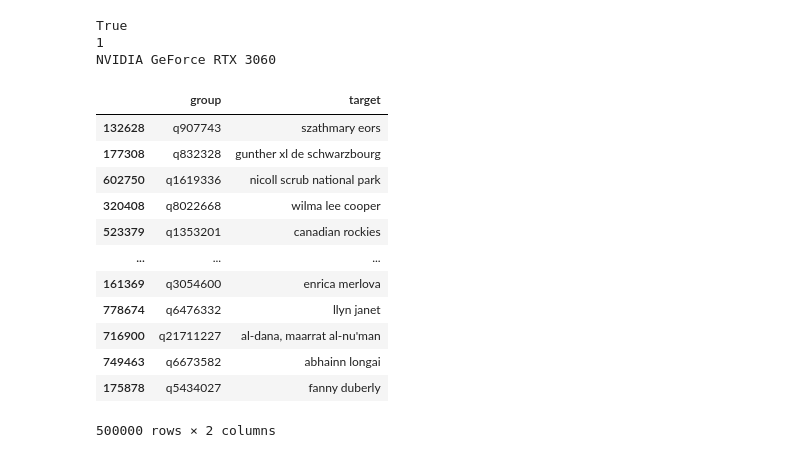
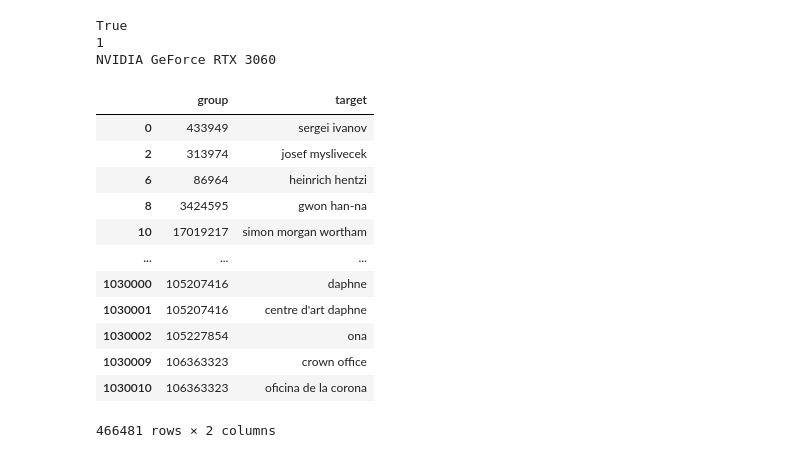
Before and after one commit to AndreBruecke/master-seq2seq, a Jupyter notebook: embeddings/notebooks/Master_NaMa.ipynb, the cells around one changed output. Drawn from its saved outputs; the diff is of its cells as text; code cells hidden in the pictures.

```diff
--- a/embeddings/notebooks/Master_NaMa.ipynb
+++ b/embeddings/notebooks/Master_NaMa.ipynb
@@ -28,23 +28,27 @@ NVIDIA GeForce RTX 3060
 # %%
 df = pd.read_csv('/thesis/data/nama_embeddings_train.csv', sep='|', encoding='utf-8')
 df = df.dropna()
-df = df[df['target'].str.len() < 30]
-df = df.sample(500000, random_state=1000)
+df = df[df['target'].str.len() < 25]
+df['group'] = df['group'].apply(lambda s: s[1:])
+df['group'] = df['group'].astype(np.int32)
+sample = set(df['group'].drop_duplicates().sample(250000, random_state=1000).tolist())
+df = df[df['group'].isin(sample)]
+#df = df.sample(500000, random_state=1000)
 df
 # %% [output]
 |  | group | target |
-| 132628 | q907743 | szathmary eors |
-| 177308 | q832328 | gunther xl de schwarzbourg |
-| 602750 | q1619336 | nicoll scrub national park |
-| 320408 | q8022668 | wilma lee cooper |
-| 523379 | q1353201 | canadian rockies |
+| 0 | 433949 | sergei ivanov |
+| 2 | 313974 | josef myslivecek |
+| 6 | 86964 | heinrich hentzi |
+| 8 | 3424595 | gwon han-na |
+| 10 | 17019217 | simon morgan wortham |
 | ... | ... | ... |
-| 161369 | q3054600 | enrica merlova |
-| 778674 | q6476332 | llyn janet |
-| 716900 | q21711227 | al-dana, maarrat al-nu'man |
-| 749463 | q6673582 | abhainn longai |
-| 175878 | q5434027 | fanny duberly |
+| 1030000 | 105207416 | daphne |
+| 1030001 | 105207416 | centre d'art daphne |
+| 1030002 | 105227854 | ona |
+| 1030009 | 106363323 | crown office |
+| 1030010 | 106363323 | oficina de la corona |
-500000 rows × 2 columns
+466481 rows × 2 columns
 # %%
 training_data = nama.from_df(
     df,
```
Also changed, not shown: parts of 3 cells of this notebook, 3 other files.
